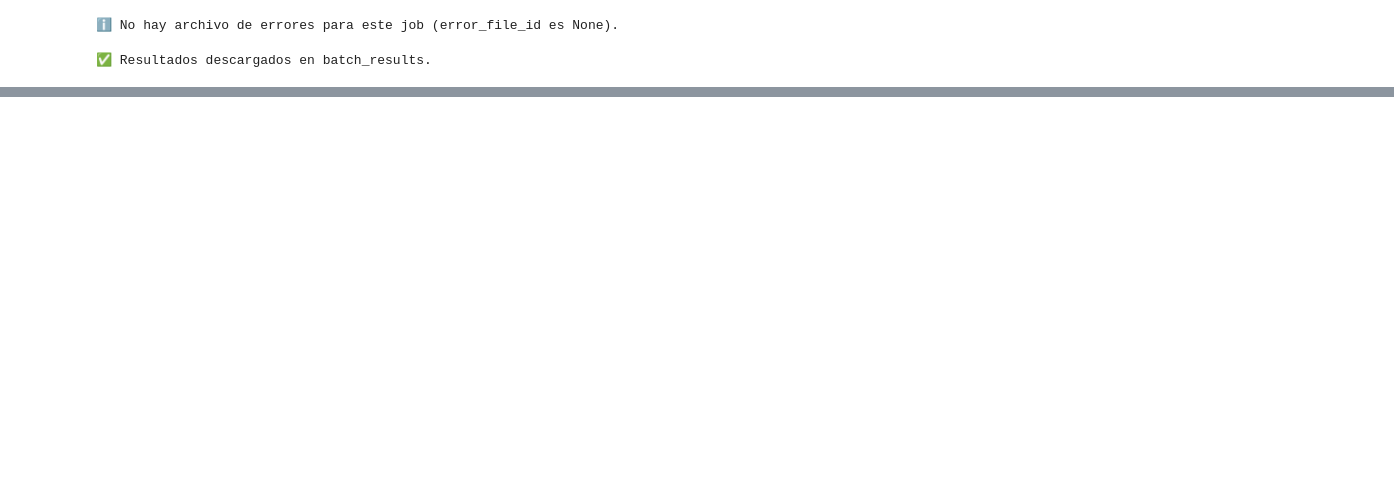
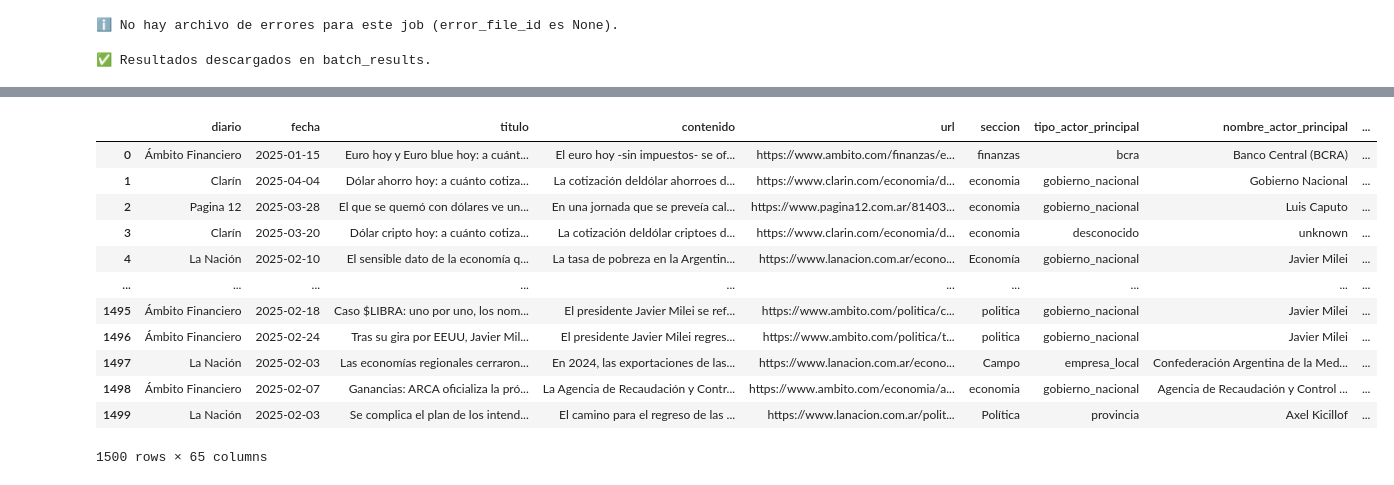
Before and after one commit to sstedoldi/nlp_dmuba, a Jupyter notebook: 5-LLMs/openai/cargas_batch.ipynb, the cells around one changed output, grey strips where cells are left out. Saved outputs shown, nothing was run; the diff lists cells and outputs as text; code cells hidden in the pictures; blank space fills up the shorter version.

```diff
--- a/5-LLMs/openai/cargas_batch.ipynb
+++ b/5-LLMs/openai/cargas_batch.ipynb
@@ -299,0 +320,16 @@ Duración en minutos: 11.3
+# %%
+df_final
+# %% [output]
+|  | diario | fecha | titulo | contenido | url | seccion | tipo_actor_principal | nombre_actor_principal | ... |
+| 0 | Ámbito Financiero | 2025-01-15 | Euro hoy y Euro blue hoy: a cuánt... | El euro hoy -sin impuestos- se of... | https://www.ambito.com/finanzas/e... | finanzas | bcra | Banco Central (BCRA) | ... |
+| 1 | Clarín | 2025-04-04 | Dólar ahorro hoy: a cuánto cotiza... | La cotización deldólar ahorroes d... | https://www.clarin.com/economia/d... | economia | gobierno_nacional | Gobierno Nacional | ... |
+| 2 | Pagina 12 | 2025-03-28 | El que se quemó con dólares ve un... | En una jornada que se preveía cal... | https://www.pagina12.com.ar/81403... | economia | gobierno_nacional | Luis Caputo | ... |
+| 3 | Clarín | 2025-03-20 | Dólar cripto hoy: a cuánto cotiza... | La cotización deldólar criptoes d... | https://www.clarin.com/economia/d... | economia | desconocido | unknown | ... |
+| 4 | La Nación | 2025-02-10 | El sensible dato de la economía q... | La tasa de pobreza en la Argentin... | https://www.lanacion.com.ar/econo... | Economía | gobierno_nacional | Javier Milei | ... |
+| ... | ... | ... | ... | ... | ... | ... | ... | ... | ... |
+| 1495 | Ámbito Financiero | 2025-02-18 | Caso $LIBRA: uno por uno, los nom... | El presidente Javier Milei se ref... | https://www.ambito.com/politica/c... | politica | gobierno_nacional | Javier Milei | ... |
+| 1496 | Ámbito Financiero | 2025-02-24 | Tras su gira por EEUU, Javier Mil... | El presidente Javier Milei regres... | https://www.ambito.com/politica/t... | politica | gobierno_nacional | Javier Milei | ... |
+| 1497 | La Nación | 2025-02-03 | Las economías regionales cerraron... | En 2024, las exportaciones de las... | https://www.lanacion.com.ar/econo... | Campo | empresa_local | Confederación Argentina de la Med... | ... |
+| 1498 | Ámbito Financiero | 2025-02-07 | Ganancias: ARCA oficializa la pró... | La Agencia de Recaudación y Contr... | https://www.ambito.com/economia/a... | economia | gobierno_nacional | Agencia de Recaudación y Control ... | ... |
+| 1499 | La Nación | 2025-02-03 | Se complica el plan de los intend... | El camino para el regreso de las ... | https://www.lanacion.com.ar/polit... | Política | provincia | Axel Kicillof | ... |
+1500 rows × 65 columns
```
Also changed, not shown: parts of 6 cells of this notebook, 4 other files.
